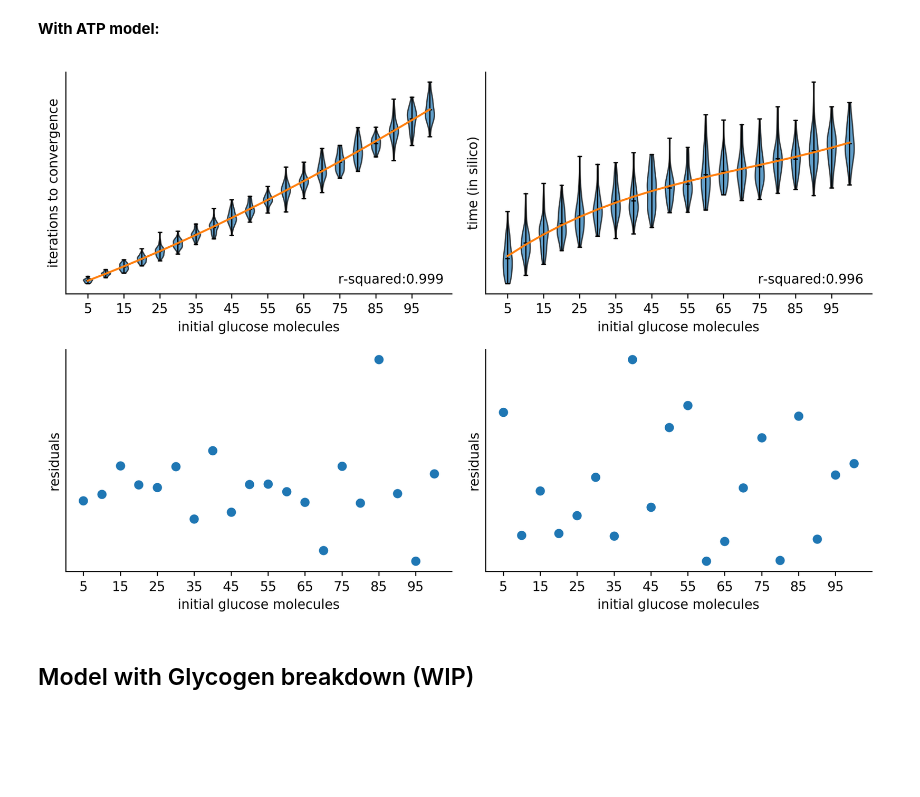
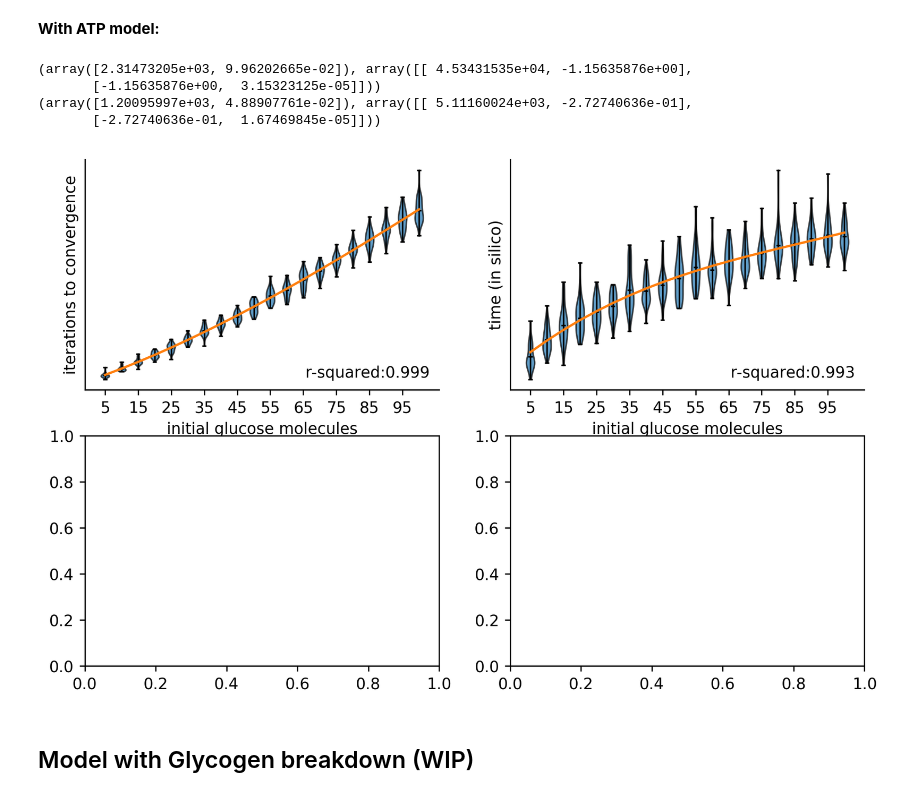
Before and after one commit to smorabit/screm, a Jupyter notebook: glycolysis.ipynb, the cells around one changed output. Drawn from its saved outputs; the diff is of its cells as text; code cells hidden in the pictures; blank space fills up the shorter version.

```diff
--- a/glycolysis.ipynb
+++ b/glycolysis.ipynb
@@ -339,8 +358,8 @@ A = np.matrix(
     [0,0,0,0,0,0,0,0,0,0,0,1,-1,-1,1,0],  # 2PG
     [0,0,0,0,0,0,0,0,0,0,0,0,0,1,-1,-1],  # PEP
     [0,0,0,0,0,0,0,0,0,0,0,0,0,0,0,1],    # Pyruvate
-    [-1,0,0,-1,0,0,0,0,0,0,2,0,0,0,0,2],  # ATP
-    [1,0,0,1,0,0,0,0,0,0,-2,0,0,0,0,-2]]  # ADP
+    [-1,0,0,-1,0,0,0,0,0,0,1,0,0,0,0,1],  # ATP
+    [1,0,0,1,0,0,0,0,0,0,-1,0,0,0,0,-1]]  # ADP
 )
 
 reaction_net_2 = {"reactants": reactants,
@@ -368,8 +387,10 @@ If this were the case, we would not see the full conversion of $ G + 2ATP \right
 
 All other metabolites have been initialized to zero molecules.
 # %%
-initial = np.matrix(np.array([50,0,0,0,0,0,0,0,0,0,0,100,0]))
-iters = 2250
+initial = np.matrix(np.array([50,0,0,0,0,0,0,0,0,0,0,100, 100]))
+iters = 10000
 T, V, I = simulate_reactions(initial, reaction_net_2, iters)
-plot_simulation(T,V,I, reaction_net_2, metabolites=["Glucose", "Pyruvate", "ATP", "ADP"])
+cd = {"Glucose": "black", "Pyruvate": "green", "ATP": "blue", "ADP": "orange"}
+plot_simulation(T,V,I, reaction_net_2, metabolites=["Glucose", "Pyruvate", "ATP", "ADP"], color_dict=cd)
+#plot_simulation(T,V,I, reaction_net_2)
 # %% [output]
@@ -377,0 +398,2 @@ time elapsed: 0.059603214263916016 seconds
+# %%
+plot_simulation(T,V,I, reaction_net_2, metabolites = [r for r in reaction_net_2["reactants"] if r not in ["Glucose", "Pyruvate", "ATP", "ADP"]])
@@ -392,8 +416,3 @@ Now, we run the stochastic reaction network model for the following initial cond
 * $ I_{\rm ATP} = IN_G = 100$
 * $ I_{\rm ADP} = IN_G = 300$
 * $ T_{\rm max} = 10000$
-# %%
-initial = np.matrix(np.array([50,0,0,0,0,0,0,0,0,0,0,100,300]))
-iters = 10000
-T, V, I = simulate_reactions(initial, reaction_net_2, iters )
-plot_simulation(T,V,I, reaction_net_2)
@@ -653,13 +680,17 @@ for starting_glucose in init_glucose:
 # %%
 fig, axes = plt.subplots(2,2,figsize=(9,6),dpi=250)
 plot_simulations_violin(with_ATP_output, init_glucose, axes[0][0], datatype="iter", poly=3)
 plot_simulations_violin(with_ATP_output, init_glucose, axes[0][1], datatype="time", poly=3)
 
-plot_residuals(with_ATP_output, init_glucose, axes[1][0], datatype="iter", poly=3)
-plot_residuals(with_ATP_output, init_glucose, axes[1][1], datatype="time", poly=3)
-plt.tight_layout()
+# plot_residuals(with_ATP_output, init_glucose, axes[1][0], datatype="iter", poly=3)
+# plot_residuals(with_ATP_output, init_glucose, axes[1][1], datatype="time", poly=3)
+# plt.tight_layout()
 # %% [output]
+(array([2.31473205e+03, 9.96202665e-02]), array([[ 4.53431535e+04, -1.15635876e+00],
+       [-1.15635876e+00,  3.15323125e-05]]))
+(array([1.20095997e+03, 4.88907761e-02]), array([[ 5.11160024e+03, -2.72740636e-01],
+       [-2.72740636e-01,  1.67469845e-05]]))
-[figure, old version]
+[figure, new version]
 # %% [markdown]
 ## Model with Glycogen breakdown (WIP)
 # %%
```
Also changed, not shown: parts of 14 cells of this notebook, 1 other file.
